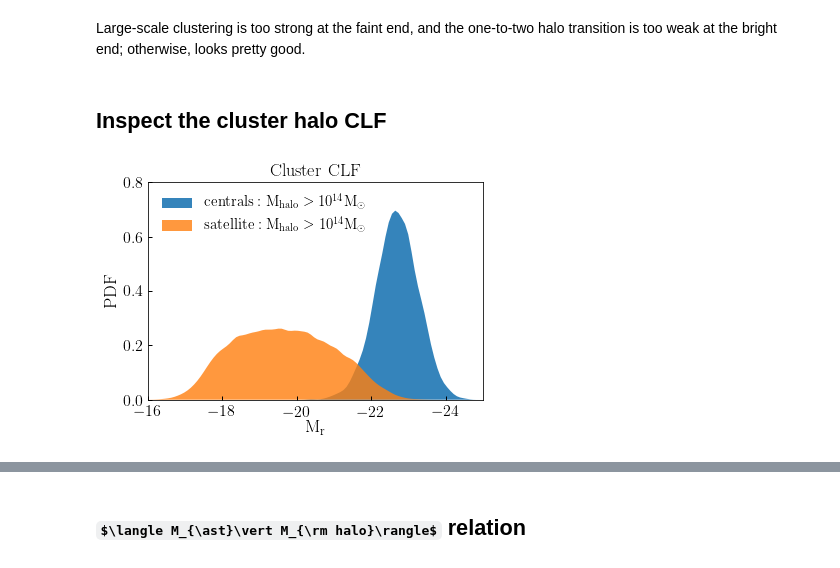
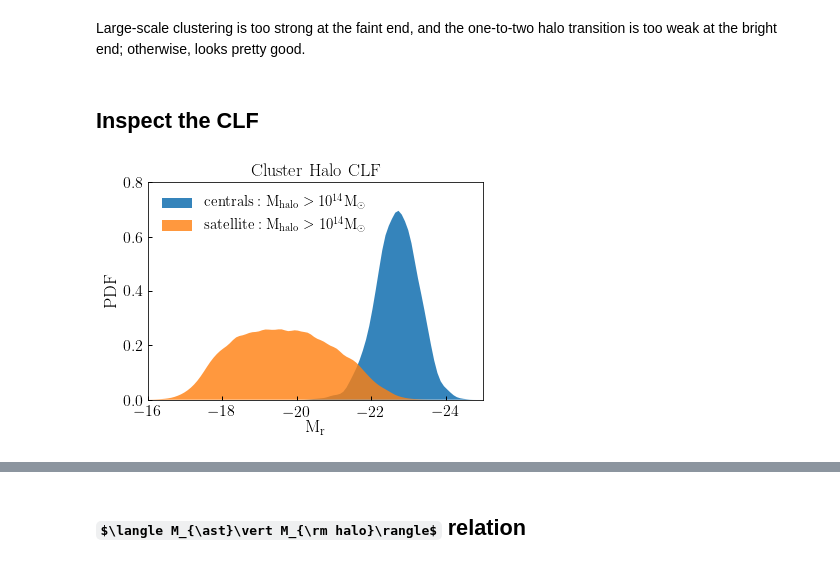
Before and after one commit to LSSTDESC/cosmodc2, a Jupyter notebook: notebooks/demo_protoDC2_v4.ipynb, the cells around one changed output, grey strips where cells are left out. Cells and saved outputs as stored; diff of their text form; code cells hidden in the pictures; some formulas as TeX source.

```diff
--- a/notebooks/demo_protoDC2_v4.ipynb
+++ b/notebooks/demo_protoDC2_v4.ipynb
@@ -198,35 +196,35 @@ title4 = ax4.set_title(r'${\rm M_{r} < -21.5}$')
 # %% [markdown]
 Large-scale clustering is too strong at the faint end, and the one-to-two halo transition is too weak at the bright end; otherwise, looks pretty good.
 # %% [markdown]
-## Inspect the cluster halo CLF
+## Inspect the CLF
 # %%
 cenmask = mock['upid'] == -1
 lowm, highm = 14., np.inf
 halo_mask = (mock['host_halo_mvir'] > 10**lowm) & (mock['host_halo_mvir'] < 10**highm)
 
 num_clusters = np.count_nonzero(cenmask & halo_mask)
 
 fig, ax = plt.subplots(1, 1)
 
 from scipy.stats import gaussian_kde
 kde_sats = gaussian_kde(mock['restframe_extincted_sdss_abs_magr'][halo_mask & ~cenmask])
 kde_cens = gaussian_kde(mock['restframe_extincted_sdss_abs_magr'][halo_mask & cenmask])
 
 x = np.linspace(-12, -25, 150)
 sats_pdf = kde_sats.evaluate(x)
 cens_pdf = kde_cens.evaluate(x)
 
 __=ax.fill(x, cens_pdf, alpha=0.9,
            label=r'${\rm centrals: M_{halo} > 10^{14}M_{\odot}}$')
 __=ax.fill(x, sats_pdf, alpha=0.8,
            label=r'${\rm satellite: M_{halo} > 10^{14}M_{\odot}}$')
 
 legend = ax.legend(loc='upper left')
 
 ylim = ax.set_ylim(0, 0.8)
 xlim = ax.set_xlim(-16, -25)
 xlabel = ax.set_xlabel(r'${\rm M_{\rm r}}$')
 ylabel = ax.set_ylabel(r'${\rm PDF}$')
-title = ax.set_title(r'${\rm Cluster\ CLF$')
+title = ax.set_title(r'${\rm Cluster\ Halo\ CLF}$')
 # %% [output]
-[figure, old version]
+[figure, new version]
```
Also changed, not shown: parts of 5 cells of this notebook.
